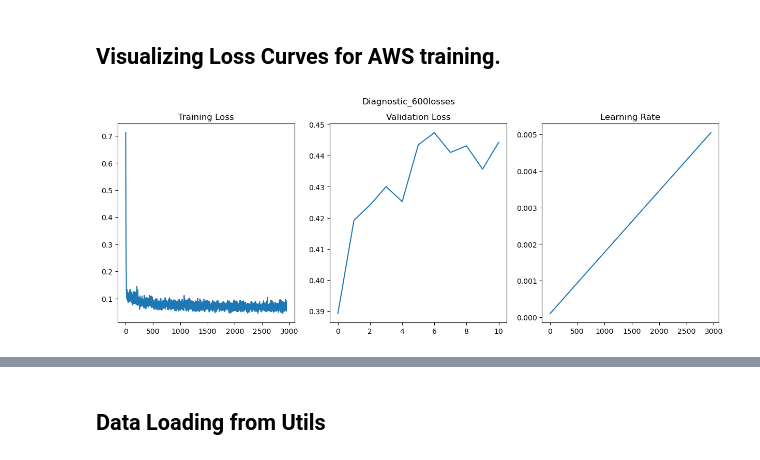
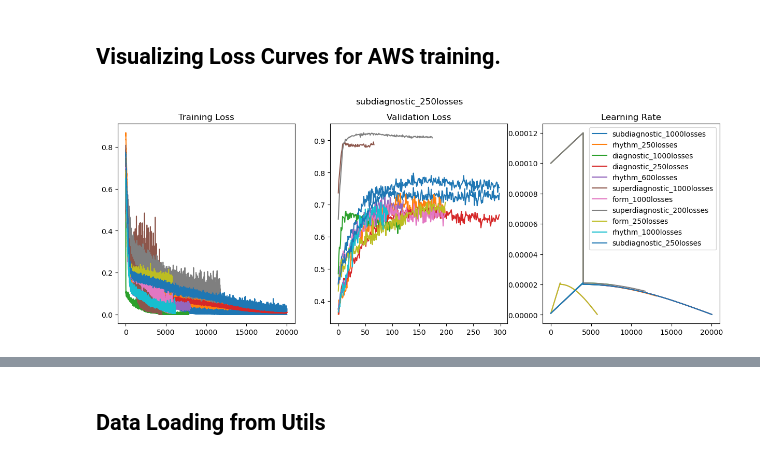
Before and after one commit to Xaler1/DLProject, a Jupyter notebook: src/01_ScratchPad.ipynb, the cells around one changed output, grey strips where cells are left out. Saved outputs shown, nothing was run; the diff lists cells and outputs as text; code cells hidden in the pictures.

```diff
--- a/src/01_ScratchPad.ipynb
+++ b/src/01_ScratchPad.ipynb
@@ -5,24 +6,29 @@ from utils import *
 # %% [markdown]
 ## Visualizing Loss Curves for AWS training.
 # %%
-path = '/home/anirudhkailaje/Documents/01_UPenn/01_ESE5460/03_Project/src/99_ModelLogs/12-12-2023-DiagModel-600SeqLen/'
+path = '/home/anirudhkailaje/Documents/01_UPenn/01_ESE5460/03_Project/src/99_ModelLogs/SeqlenComp/'
 losses = []
 loss_names = []
 for file in os.listdir(path):
     if 'loss' in file:
-        with open(path+file, 'rb') as f:
-            losses.append(pickle.load(f))
-        loss_names.append(file.split('.')[0])
+        try:
+            with open(path+file, 'rb') as f:
+                losses.append(pickle.load(f))
+            loss_names.append(file.split('.')[0])
+        except:
+            continue
 # %%
+fig, axes = plt.subplots(1, 3, figsize=(15, 5))
 for i in range(len(losses)):
-    fig, axes = plt.subplots(1, 3, figsize=(15, 5))
-    axes[0].plot(losses[i][0])
+
+    axes[0].plot(losses[i][0], label = loss_names[i])
     axes[0].set_title('Training Loss')
-    axes[1].plot(torch.tensor(losses[i][1]).cpu().numpy())
+    axes[1].plot(torch.tensor(losses[i][1]).cpu().numpy(), label = loss_names[i])
     axes[1].set_title('Validation Loss')
-    axes[2].plot(losses[i][2])
+    axes[2].plot(losses[i][2], label = loss_names[i])
     axes[2].set_title('Learning Rate')
     fig.suptitle(loss_names[i])
-    plt.show()
+plt.legend()
+plt.show()
 # %% [output]
-[figure, old version]
+[figure, new version]
```
Also changed, not shown: parts of 33 cells of this notebook, 34 other files.
